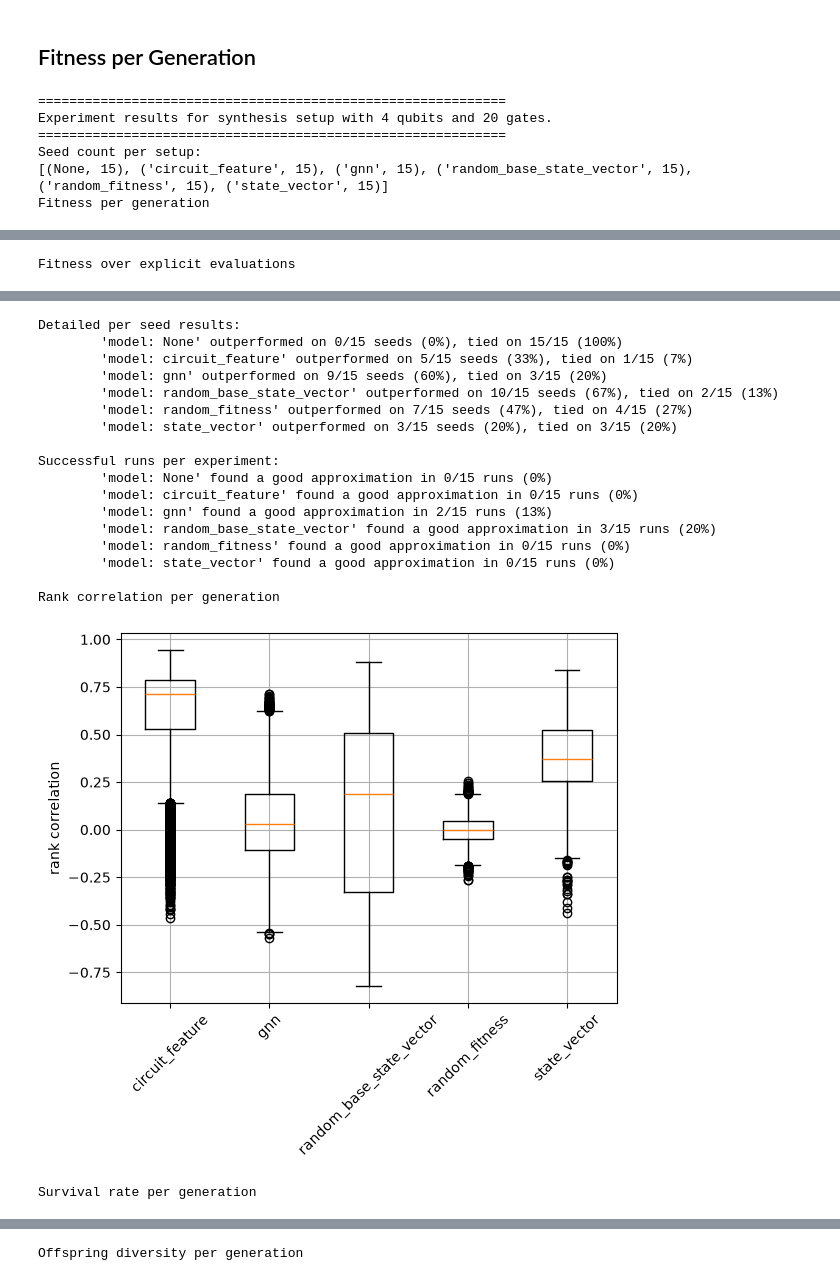
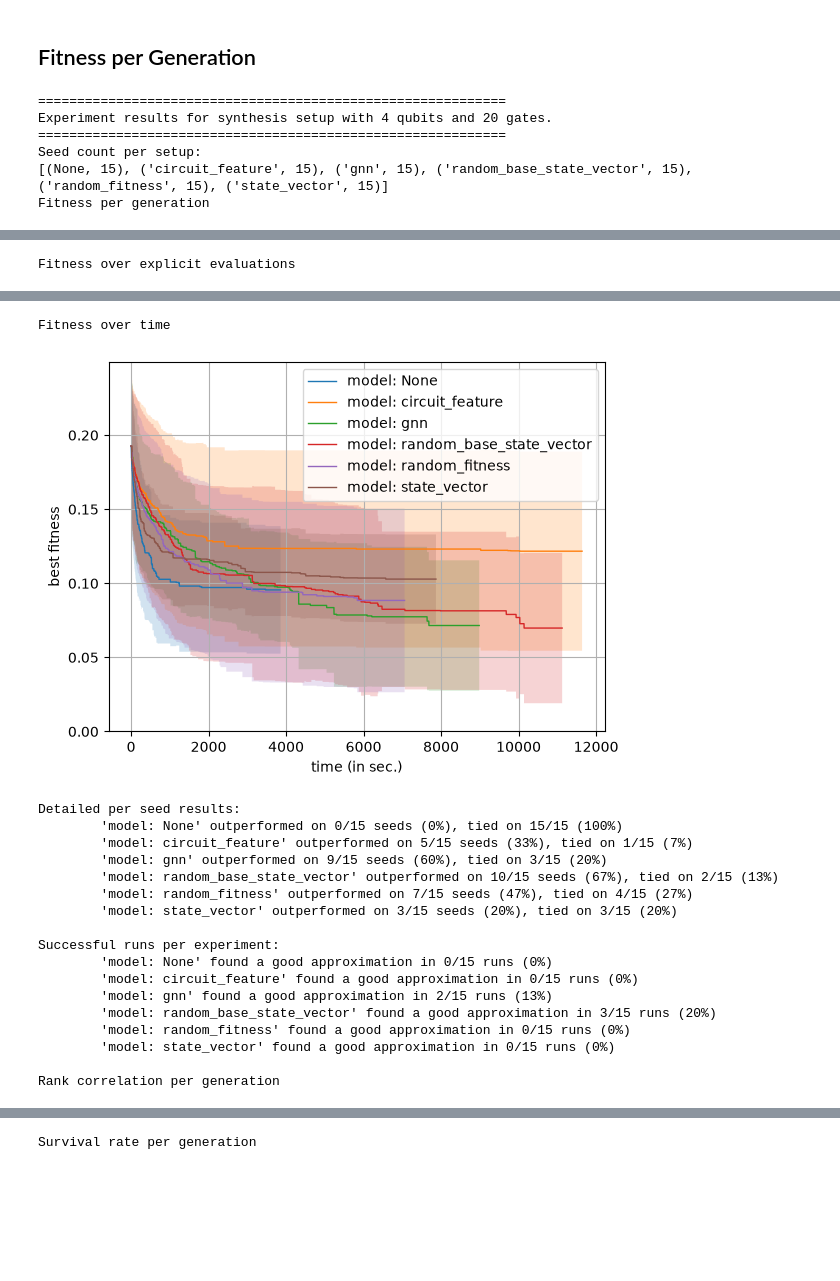
Before and after one commit to westoun/surrogate-assisted-qcs, a Jupyter notebook: evaluation/surrogate_assisted_qcs/analysis.ipynb, the cells around one changed output, grey strips where cells are left out. Drawn from its saved outputs; the diff is of its cells as text; code cells hidden in the pictures; blank space fills up the shorter version.

Commit message:
Run with results over time grouping

```diff
--- a/evaluation/surrogate_assisted_qcs/analysis.ipynb
+++ b/evaluation/surrogate_assisted_qcs/analysis.ipynb
@@ -183,8 +183,8 @@ def load_experiments(results_dir: str = "results", min_evaluations: int = None)
 
         experiment.data_by_generation = merge_by_generation(
             experiment.data_per_seed)
-        # experiment.data_by_timestamp = merge_by_timestamp(
-        #     experiment.data_per_seed)
+        experiment.data_by_timestamp = merge_by_timestamp(
+            experiment.data_per_seed)
         experiment.data_by_evaluations = merge_by_evaluations(
             experiment.data_per_seed)
 
@@ -1018,9 +1018,9 @@ for qubit_num in qubit_nums:
         plot_fitness_per_evaluations(
             rel_experiments, labels=labels, target_path=f"results/{qubit_num}q{gate_count}g_fitness_over_evaluations.png")
 
-        # print("Fitness over time")
-        # plot_fitness_per_timestamp(rel_experiments, labels=labels,
-        #                            target_path=f"results/{qubit_num}q{gate_count}g_fitness_over_time.png")
+        print("Fitness over time")
+        plot_fitness_per_timestamp(rel_experiments, labels=labels,
+                                   target_path=f"results/{qubit_num}q{gate_count}g_fitness_over_time.png")
 
         print_victories_over_baseline(
             rel_experiments, labels, baseline=rel_experiments[0])
@@ -1047,49 +1047,49 @@ for qubit_num in qubit_nums:
         print("Fitness mse per generation")
         plot_fitness_mse_per_generation(rel_experiments, labels=labels)
 
         print("Duration per generation")
         plot_duration_per_generation(
             rel_experiments, labels=labels, target_path=f"results/{qubit_num}q{gate_count}g_duration_per_generation.png"
         )
         plot_duration(rel_experiments, labels=labels, target_path=f"results/{qubit_num}q{gate_count}g_duration.png")
         print_time_distribution(rel_experiments, labels=labels)
 
         print("Max memory per generation")
         plot_max_memory_per_generation(
             rel_experiments, labels=labels, target_path=f"results/{qubit_num}q{gate_count}g_max_memory_per_generation.png"
         )
         # print_memory_distribution(rel_experiments, labels=labels)
 
         for experiment, label in zip(rel_experiments, labels):
             print(f"\nPer seed results of {label}")
             plot_fitness_per_seed(
                 experiment=experiment, target_path=f"results/{qubit_num}q{gate_count}g_{label}_fitness_per_seed.png")
 # %% [output]
 ============================================================
 Experiment results for synthesis setup with 4 qubits and 20 gates.
 ============================================================
 Seed count per setup:
 [(None, 15), ('circuit_feature', 15), ('gnn', 15), ('random_base_state_vector', 15), ('random_fitness', 15), ('state_vector', 15)]
 Fitness per generation
 [figure]
 Fitness over explicit evaluations
 [figure]
-Detailed per seed results:
-        'model: None' outperformed on 0/15 seeds (0%), tied on 15/15 (100%)
-        'model: circuit_feature' outperformed on 5/15 seeds (33%), tied on 1/15 (7%)
-        'model: gnn' outperformed on 9/15 seeds (60%), tied on 3/15 (20%)
-        'model: random_base_state_vector' outperformed on 10/15 seeds (67%), tied on 2/15 (13%)
-        'model: random_fitness' outperformed on 7/15 seeds (47%), tied on 4/15 (27%)
-        'model: state_vector' outperformed on 3/15 seeds (20%), tied on 3/15 (20%)
-
-Successful runs per experiment:
-        'model: None' found a good approximation in 0/15 runs (0%)
-        'model: circuit_feature' found a good approximation in 0/15 runs (0%)
-        'model: gnn' found a good approximation in 2/15 runs (13%)
-        'model: random_base_state_vector' found a good approximation in 3/15 runs (20%)
-        'model: random_fitness' found a good approximation in 0/15 runs (0%)
-        'model: state_vector' found a good approximation in 0/15 runs (0%)
-
-Rank correlation per generation
+Fitness over time
-[figure, old version]
+[figure, new version]
-Survival rate per generation
+Detailed per seed results:
+        'model: None' outperformed on 0/15 seeds (0%), tied on 15/15 (100%)
+        'model: circuit_feature' outperformed on 5/15 seeds (33%), tied on 1/15 (7%)
+        'model: gnn' outperformed on 9/15 seeds (60%), tied on 3/15 (20%)
+        'model: random_base_state_vector' outperformed on 10/15 seeds (67%), tied on 2/15 (13%)
+        'model: random_fitness' outperformed on 7/15 seeds (47%), tied on 4/15 (27%)
+        'model: state_vector' outperformed on 3/15 seeds (20%), tied on 3/15 (20%)
+
+Successful runs per experiment:
+        'model: None' found a good approximation in 0/15 runs (0%)
+        'model: circuit_feature' found a good approximation in 0/15 runs (0%)
+        'model: gnn' found a good approximation in 2/15 runs (13%)
+        'model: random_base_state_vector' found a good approximation in 3/15 runs (20%)
+        'model: random_fitness' found a good approximation in 0/15 runs (0%)
+        'model: state_vector' found a good approximation in 0/15 runs (0%)
+
+Rank correlation per generation
@@ -1097 +1097 @@ Survival rate per generation
-Offspring diversity per generation
+Survival rate per generation
```
Also changed, not shown: parts of 1 cell of this notebook.
